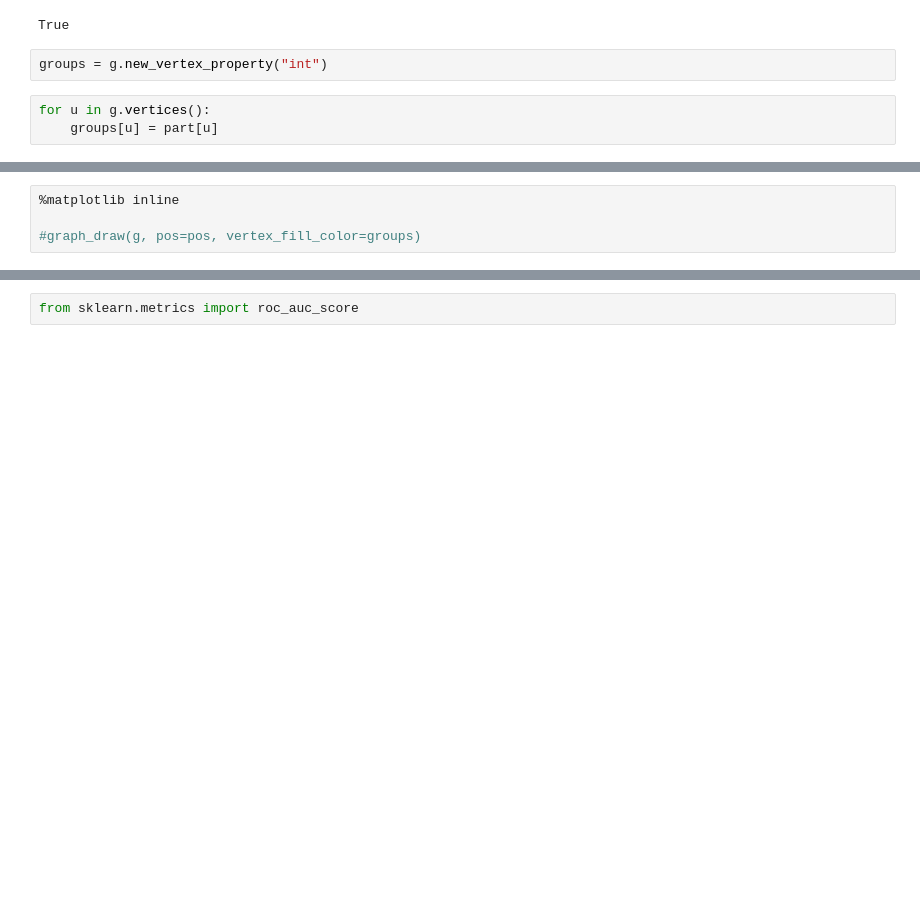
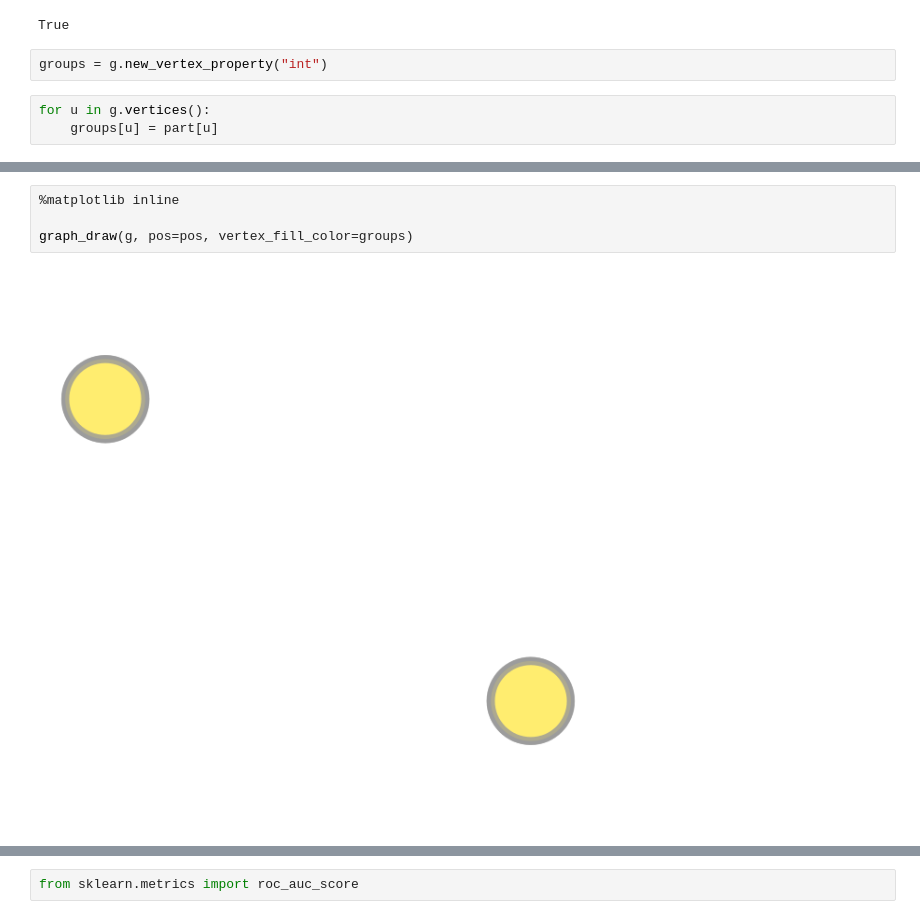
Before and after one commit to KashinYana/link-prediction, a Jupyter notebook: Bipartite.ipynb, the cells around one changed output, grey strips where cells are left out. Saved outputs shown, nothing was run; the diff lists cells and outputs as text; blank space fills up the shorter version.

```diff
--- a/Bipartite.ipynb
+++ b/Bipartite.ipynb
@@ -60,4 +74,6 @@ pos = sfdp_layout(g, groups=groups, gamma=-10, mu=10)
 # %%
 %matplotlib inline
 
-#graph_draw(g, pos=pos, vertex_fill_color=groups)
+graph_draw(g, pos=pos, vertex_fill_color=groups)
+# %% [output]
+[figure, added]
```
Also changed, not shown: parts of 10 cells of this notebook, 4 other files.
